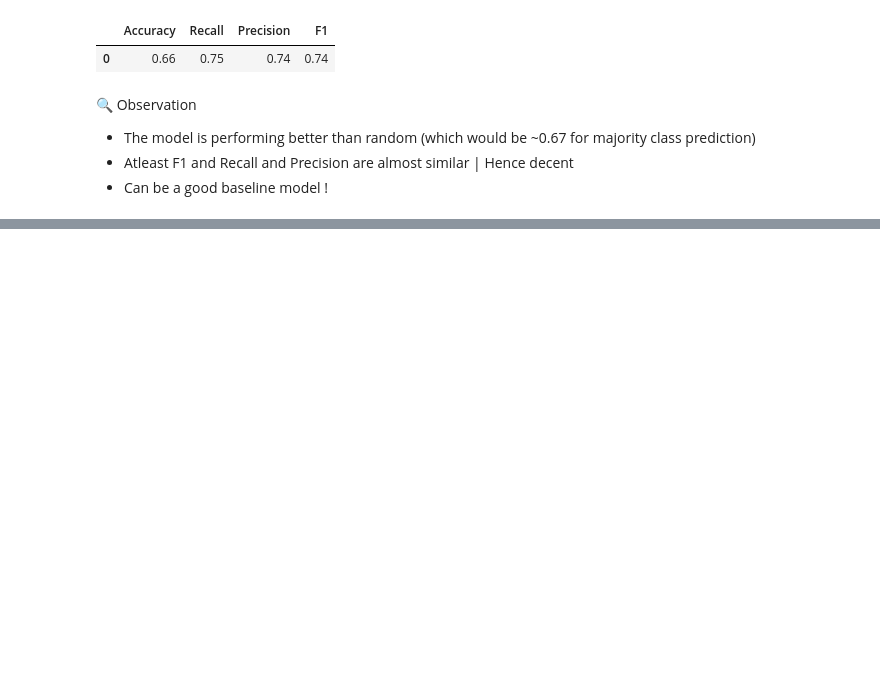
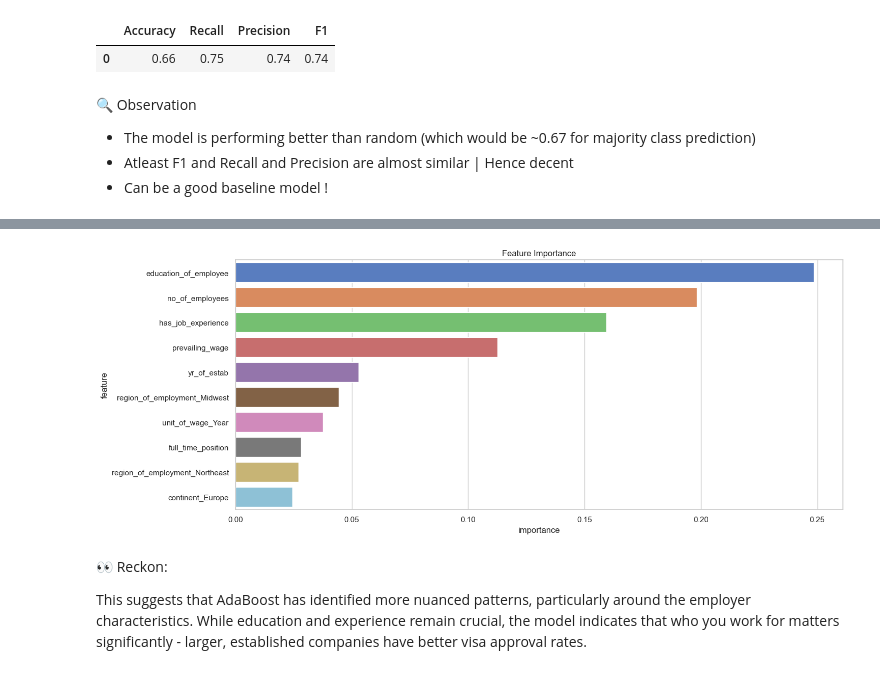
Before and after one commit to nszenoti/PYPG, a Jupyter notebook: projects/easyvisa/notebook.ipynb, the cells around one changed output, grey strips where cells are left out. Saved outputs shown, nothing was run; the diff lists cells and outputs as text; code cells hidden in the pictures; blank space fills up the shorter version.

```diff
--- a/projects/easyvisa/notebook.ipynb
+++ b/projects/easyvisa/notebook.ipynb
@@ -3103,0 +3934,4 @@ transformed_columns
+# %%
+# Get best parameters
+best_params = random_search.best_params_
+print(f"Best parameters: {best_params}")
@@ -3103,0 +3940,30 @@ transformed_columns
+# %%
+# Create tuned model with best parameters
+# Need to handle the base_estimator parameters separately
+base_estimator_params = {k.replace('classifier__base_estimator__', ''): v
+                         for k, v in best_params.items()
+                         if k.startswith('classifier__base_estimator__')}
+
+classifier_params = {k.replace('classifier__', ''): v
+                     for k, v in best_params.items()
+                     if not k.startswith('classifier__base_estimator__')}
+
+# Remove base_estimator from classifier_params if it exists
+if 'base_estimator' in classifier_params:
+    del classifier_params['base_estimator']
+
+# Create the tuned model
+ada_tuned_pipeline = Pipeline([
+    ('preprocessor', preprocessor),
+    ('classifier', AdaBoostClassifier(
+        base_estimator=DecisionTreeClassifier(**base_estimator_params),
+        random_state=42,
+        **classifier_params
+    ))
+])
+
+# Fit tuned model
+ada_tuned_pipeline.fit(X_train, y_train)
+
+# Make predictions
+y_pred = ada_tuned_pipeline.predict(X_test)
@@ -3103,0 +3980,5 @@ transformed_columns
+# %%
+# Feature Importance
+model = ada_tuned_pipeline.named_steps['classifier']
+feat_importances = get_feature_importances(model, transformed_columns)
+feat_importances
@@ -3103,0 +4003,8 @@ transformed_columns
+# %%
+plot_feature_importance(feat_importances, top_n=10)
+# %% [output]
+[figure, added]
+# %% [markdown]
+👀 Reckon:
+
+This suggests that AdaBoost has identified more nuanced patterns, particularly around the employer characteristics. While education and experience remain crucial, the model indicates that who you work for matters significantly - larger, established companies have better visa approval rates.
```
Also changed, not shown: parts of 110 cells of this notebook, 1 other file.
